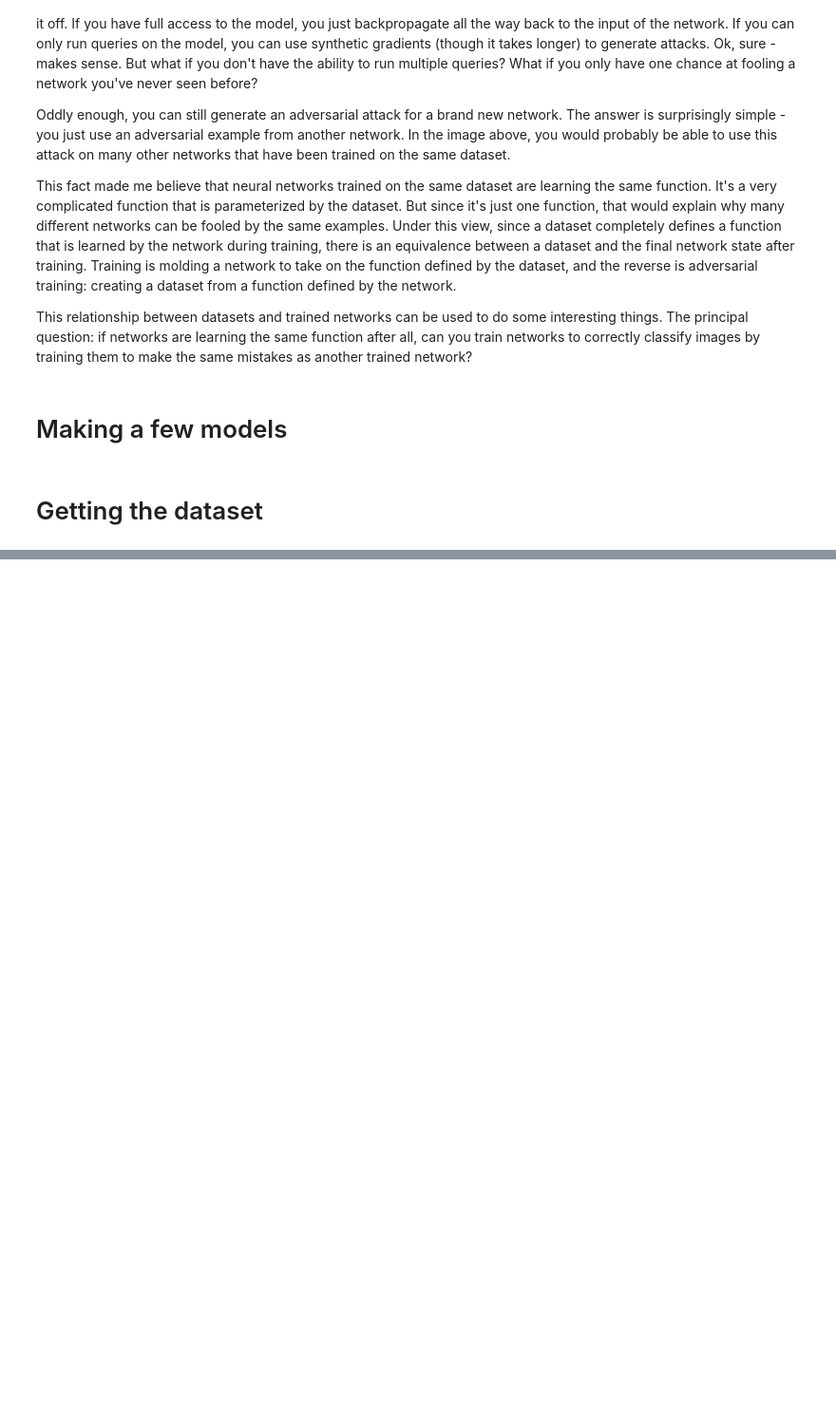
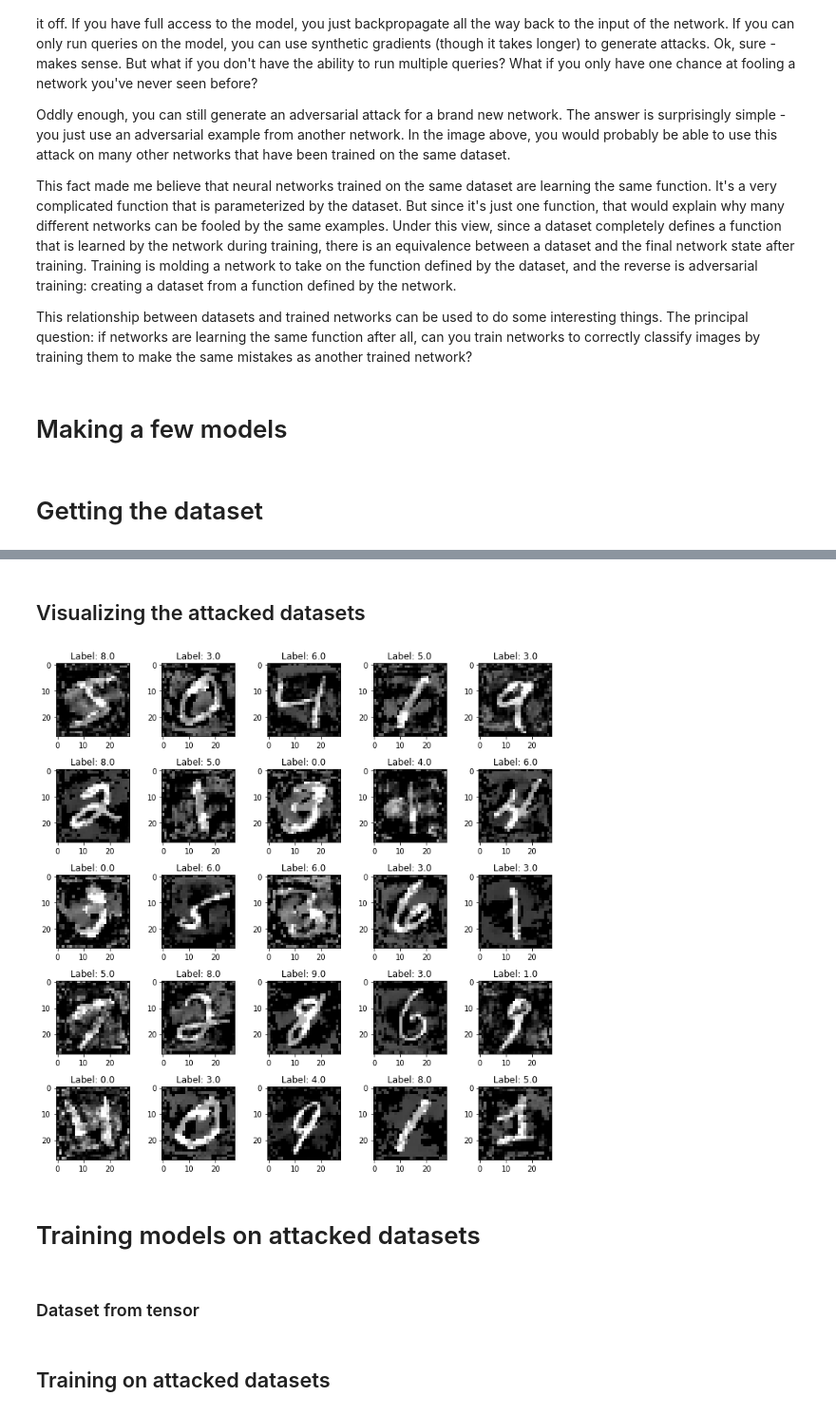
Before and after one commit to AlexCuozzo/AdversarialTraining, a Jupyter notebook: adversarial_training.ipynb, the cells around one changed output, grey strips where cells are left out. Shown: that part at 95% size. Cells and saved outputs as stored; diff of their text form; code cells hidden in the pictures; blank space fills up the shorter version.

```diff
--- a/adversarial_training.ipynb
+++ b/adversarial_training.ipynb
@@ -86,0 +317,4 @@ test_loader = DataLoader(dataset=test_dataset, batch_size=32, shuffle=True)
+# %%
+mnist_full_X = mnist_train.data.float().reshape(-1, 28*28).clone()/255.
+# %%
+mnist_full_Y = mnist_train.targets
@@ -86,0 +433,5 @@ test_loader = DataLoader(dataset=test_dataset, batch_size=32, shuffle=True)
+# %%
+random_dataset = torch.rand_like(mnist_full_X)
+random_labels = torch.randint_like(mnist_full_Y, 10)
+# %%
+dataset = create_adversarial_dataset_from_model(simple_dense_net, random_dataset, random_labels)
@@ -86,0 +459,20 @@ test_loader = DataLoader(dataset=test_dataset, batch_size=32, shuffle=True)
+# %% [markdown]
+## Visualizing the attacked datasets
+# %%
+images, labels = dataset
+images, labels = images.cpu(), labels.cpu()
+r = 5
+c = 5
+fig, axes = plt.subplots(r, c, figsize=(2*c,2*r))
+for i in range(r*c):
+    ax = axes[i//c, i%c]
+    ax.imshow(images[i].reshape(28, 28), cmap='gray')
+    ax.set_title('Label: {}'.format(labels[i]))
+plt.tight_layout()
+plt.show()
+# %% [output]
+[figure, added]
+# %% [markdown]
+# Training models on attacked datasets
+# %% [markdown]
+### Dataset from tensor
@@ -86,0 +489,2 @@ test_loader = DataLoader(dataset=test_dataset, batch_size=32, shuffle=True)
+# %% [markdown]
+## Training on attacked datasets
```
Also changed, not shown: parts of 66 cells of this notebook.
